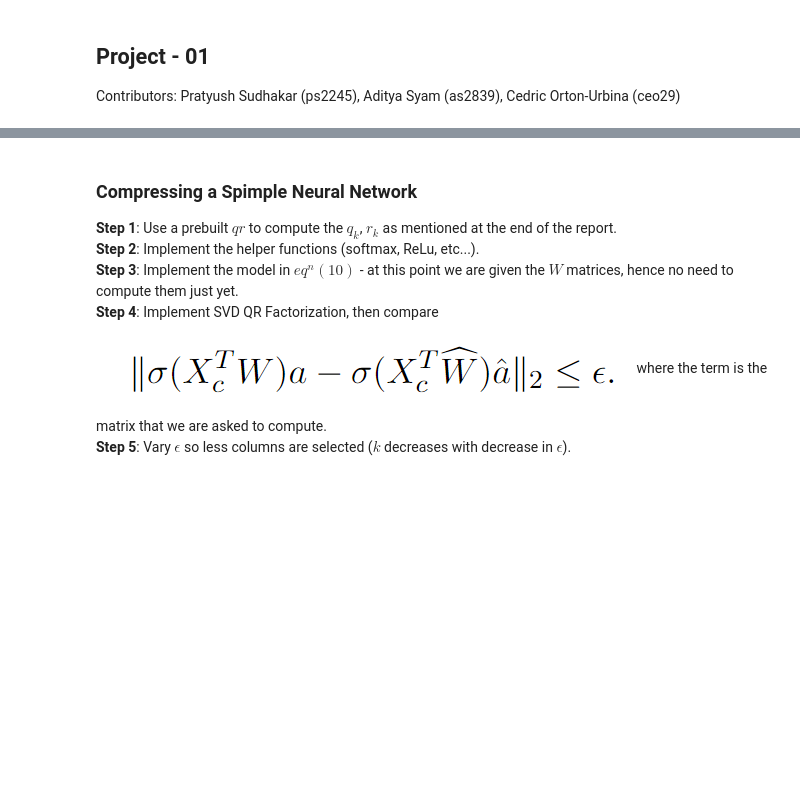
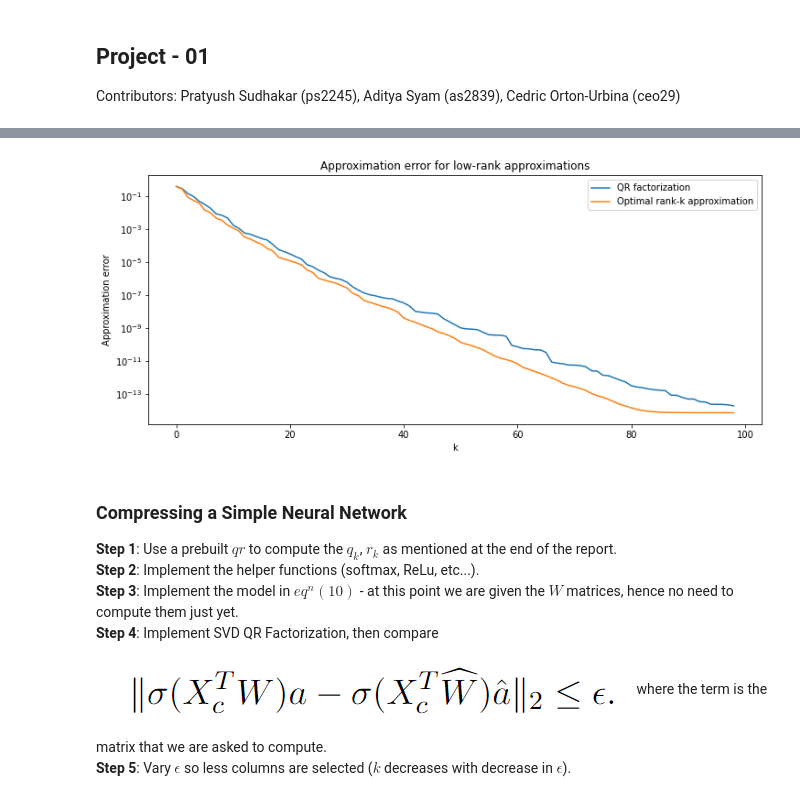
Before and after one commit to pratyush1712/Math-4260, a Jupyter notebook: project-01/Project 01.ipynb, the cells around one changed output, grey strips where cells are left out. Saved outputs shown, nothing was run; the diff lists cells and outputs as text; code cells hidden in the pictures; blank space fills up the shorter version.

```diff
--- a/project-01/Project 01.ipynb
+++ b/project-01/Project 01.ipynb
@@ -15,5 +139,58 @@ $$
+# %%
+def generate_matrix_G(n):
+    points = np.random.uniform(0, 1, (n, 2))
+    G = np.zeros((n, n))
+    for i in range(n):
+        for j in range(n):
+            G[i, j] = np.exp(-2 * np.linalg.norm(points[i] - points[j]) ** 2)
+    return G
+
+
+def approximation_error(G, A_k):
+    return np.linalg.norm(G - A_k, ord="fro") / np.linalg.norm(G, ord="fro")
+
+def low_rank_approximations(G, k_max=100):
+    QR_errors = []
+    Optimal_errors = []
+    A = G[:, :]
+
+    # svd
+    U, S, V = np.linalg.svd(G)
+
+    for k in range(1, k_max):
+        # QR factorization
+        Q, R, P = compute_QR(A, k, np.eye(A.shape[1]), np.eye(A.shape[0]))
+        A_k = Q[:, :k] @ R[:k, :] @ P.T
+        QR_errors.append(approximation_error(G, A_k))
+
+        # Optimal rank-k approximation
+        A_k_optimal = U[:, :k] @ np.diag(S[:k]) @ V[:k, :]
+        Optimal_errors.append(approximation_error(G, A_k_optimal))
+
+    return QR_errors, Optimal_errors
+
+# Generate the matrix G
+n = 200
+G = generate_matrix_G(n)
+
+# Compute the low-rank approximations
+QR_errors, Optimal_errors = low_rank_approximations(G)
+
+# Plot the errors
+plt.figure(figsize=(12, 5))
+# logaritmic scale
+plt.yscale("log")
+plt.plot(QR_errors, label="QR factorization")
+plt.plot(Optimal_errors, label="Optimal rank-k approximation")
+plt.title("Approximation error for low-rank approximations")
+plt.xlabel("k")
+plt.ylabel("Approximation error")
+plt.legend()
+plt.show()
+# %% [output]
+[figure, added]
 # %% [markdown]
-### Compressing a Spimple Neural Network
+### Compressing a Simple Neural Network
 
 **Step 1**: Use a prebuilt $qr$ to compute the $q_k$, $r_k$ as mentioned at the end of the report.<br>
 **Step 2**: Implement the helper functions (softmax, ReLu, etc...).<br>
```
Also changed, not shown: parts of 7 cells of this notebook, 3 other files.
